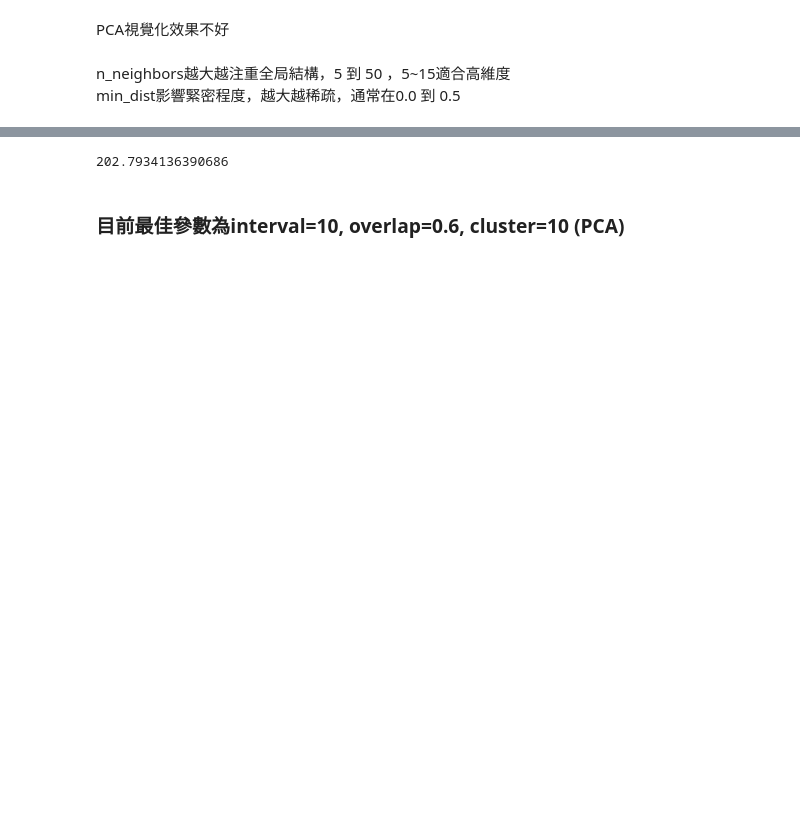
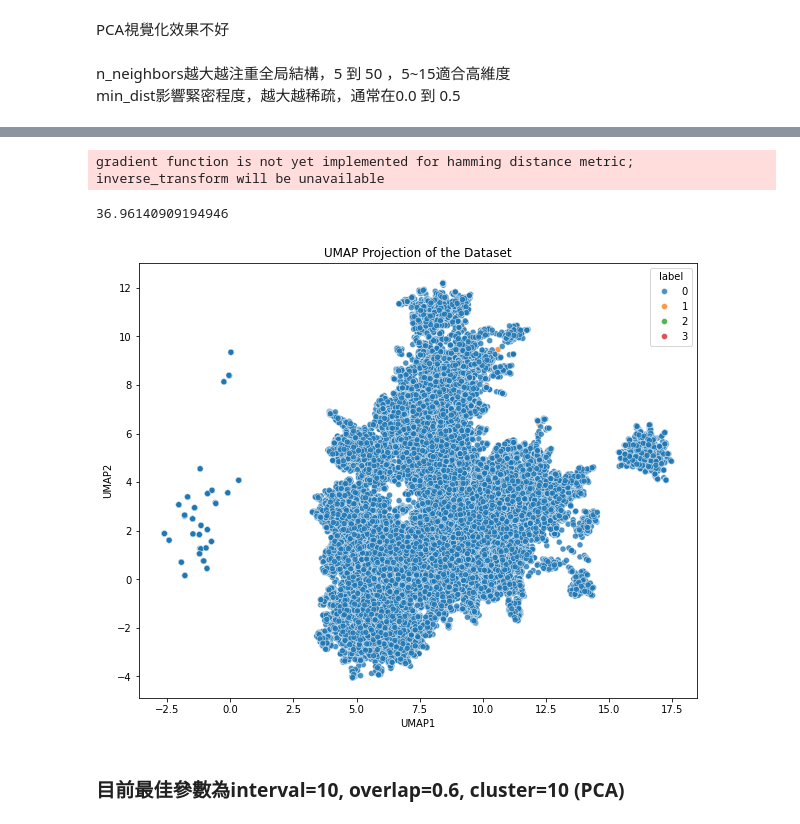
Before and after one commit to kennywang112/TrafficTDApython, a Jupyter notebook: Version3/道路分析_dummy.ipynb, the cells around one changed output, grey strips where cells are left out. Saved outputs shown, nothing was run; the diff lists cells and outputs as text; code cells hidden in the pictures; blank space fills up the shorter version.

Commit message:
clusters & visualization

```diff
--- a/Version3/道路分析_dummy.ipynb
+++ b/Version3/道路分析_dummy.ipynb
@@ -100,7 +100,7 @@ print(len(select_lst))
 def preprocess(input_data, select_lst):
 
     sample_data = input_data[input_data['當事者順位'] == 1].reset_index(drop=True, inplace=False)
-    sample_data = sample_data[sample_data['發生月份'] < 4]
+    sample_data = sample_data[sample_data['發生月份'] < 3]
     dataA = sample_data[select_lst]
 
     # 將資料分出死亡和受傷，合併到原本的資料後去除多餘的死亡受傷人數
@@ -202,9 +218,9 @@ start_time = time.time()
 
 reducer = umap.UMAP(
     n_jobs=-1,
-    n_neighbors=100,
-    min_dist=0.25,
-    n_components=10,
+    n_neighbors=5,
+    min_dist=0.5,
+    n_components=5,
     metric="hamming")
 
 lens1_umap = reducer.fit_transform(mapper_numpy)
@@ -213,24 +229,27 @@ end_time = time.time()
 elapsed_time = end_time - start_time
 print(elapsed_time)
 # %% [output]
-202.7934136390686
+gradient function is not yet implemented for hamming distance metric; inverse_transform will be unavailable
+36.96140909194946
 # %%
-# # 將嵌入結果轉換為 DataFrame
-# embedding_df = pd.DataFrame(lens1_umap, columns=[f'UMAP{i}' for i in range(1, lens1_umap.shape[1]+1)])
-# embedding_df['label'] = dummy_data['死亡']
+# 將嵌入結果轉換為 DataFrame
+embedding_df = pd.DataFrame(lens1_umap, columns=[f'UMAP{i}' for i in range(1, lens1_umap.shape[1]+1)])
+embedding_df['label'] = dummy_data['死亡']
 
-# # 視覺化結果
-# plt.figure(figsize=(10, 8))
-# sns.scatterplot(
-#     x='UMAP1', y='UMAP2',
-#     hue='label',  # 以 label 分類顏色
-#     palette='tab10',  # 色盤
-#     data=embedding_df,
-#     legend='full',
-#     alpha=0.8
-# )
-# plt.title('UMAP Projection of the Dataset')
-# plt.show()
+# 視覺化結果
+plt.figure(figsize=(10, 8))
+sns.scatterplot(
+    x='UMAP1', y='UMAP2',
+    hue='label',  # 以 label 分類顏色
+    palette='tab10',  # 色盤
+    data=embedding_df,
+    legend='full',
+    alpha=0.8
+)
+plt.title('UMAP Projection of the Dataset')
+plt.show()
+# %% [output]
+[figure, added]
 # %% [markdown]
 ### 目前最佳參數為interval=10, overlap=0.6, cluster=10 (PCA)
 # %%
```
Also changed, not shown: parts of 14 cells of this notebook, 2 other files.
